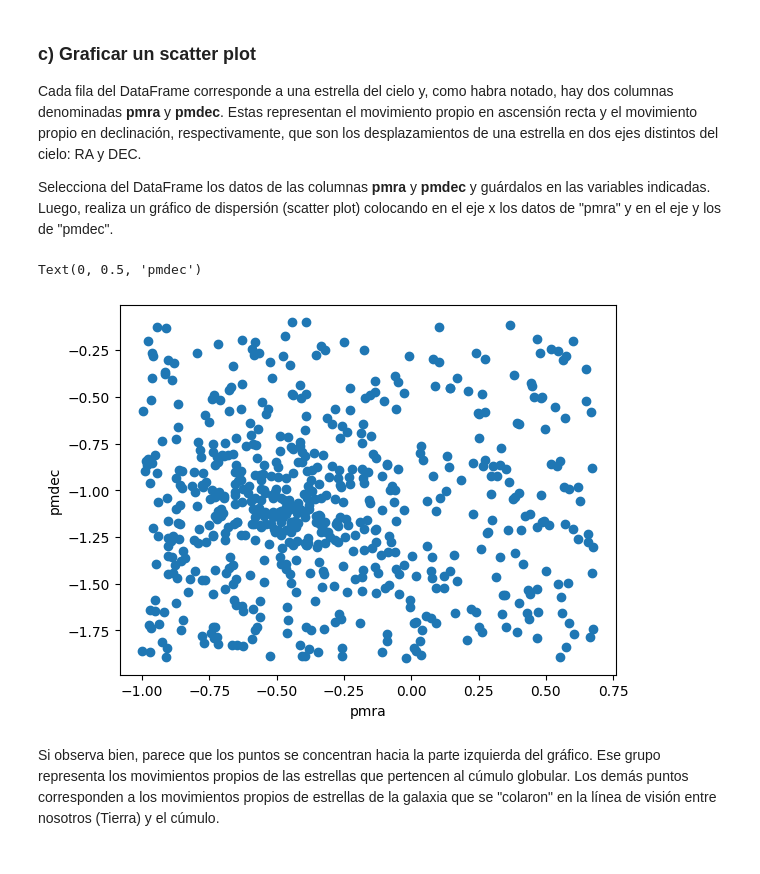
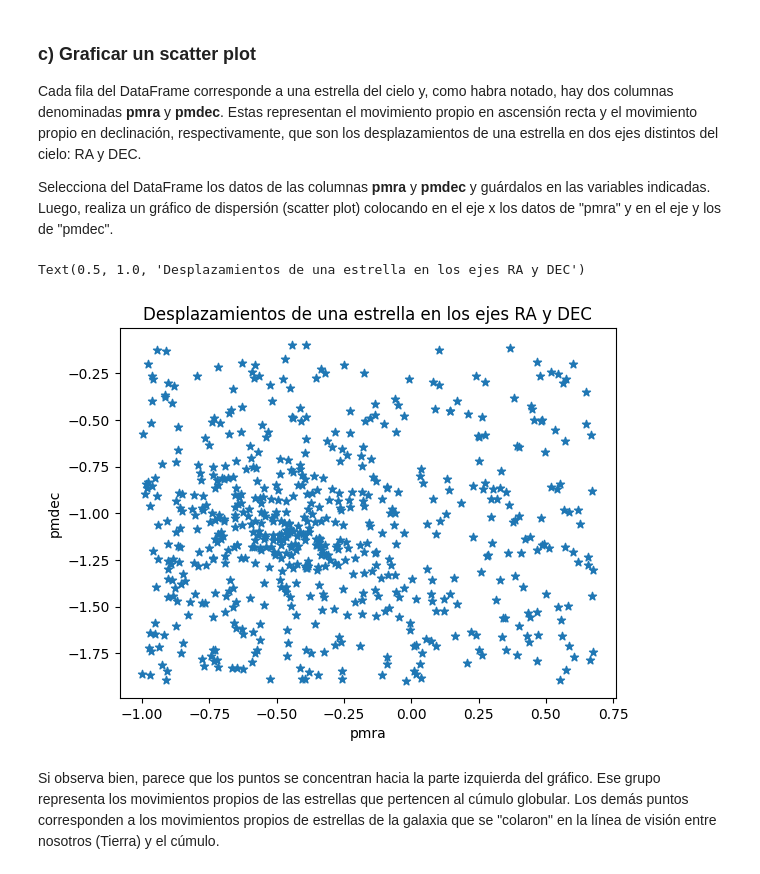
Before and after one commit to bsttiv/Tarea-2, a Jupyter notebook: Tarea2_Desarrollo.ipynb, the cells around one changed output. Drawn from its saved outputs; the diff is of its cells as text; code cells hidden in the pictures.

```diff
--- a/Tarea2_Desarrollo.ipynb
+++ b/Tarea2_Desarrollo.ipynb
@@ -88,11 +98,14 @@ pmdec = data["pmdec"]
 # %%
 # Haga el gráfico en esta celda
-plt.scatter(pmra, pmdec)
+
+# Usando plt.scatter se crea el gráfico de dispersion y se añaden los titulos correspondientes.
+plt.scatter(pmra, pmdec, marker='*')
 plt.xlabel("pmra")
 plt.ylabel("pmdec")
+plt.title("Desplazamientos de una estrella en los ejes RA y DEC")
 # %% [output]
-Text(0, 0.5, 'pmdec')
+Text(0.5, 1.0, 'Desplazamientos de una estrella en los ejes RA y DEC')
-[figure, old version]
+[figure, new version]
 # %% [markdown]
 Si observa bien, parece que los puntos se concentran hacia la parte izquierda del gráfico. Ese grupo representa los movimientos propios de las estrellas que pertencen al cúmulo globular. Los demás puntos corresponden a los movimientos propios de estrellas de la galaxia que se "colaron" en la línea de visión entre nosotros (Tierra) y el cúmulo.
 # %% [markdown]
```
Also changed, not shown: parts of 27 cells of this notebook.
